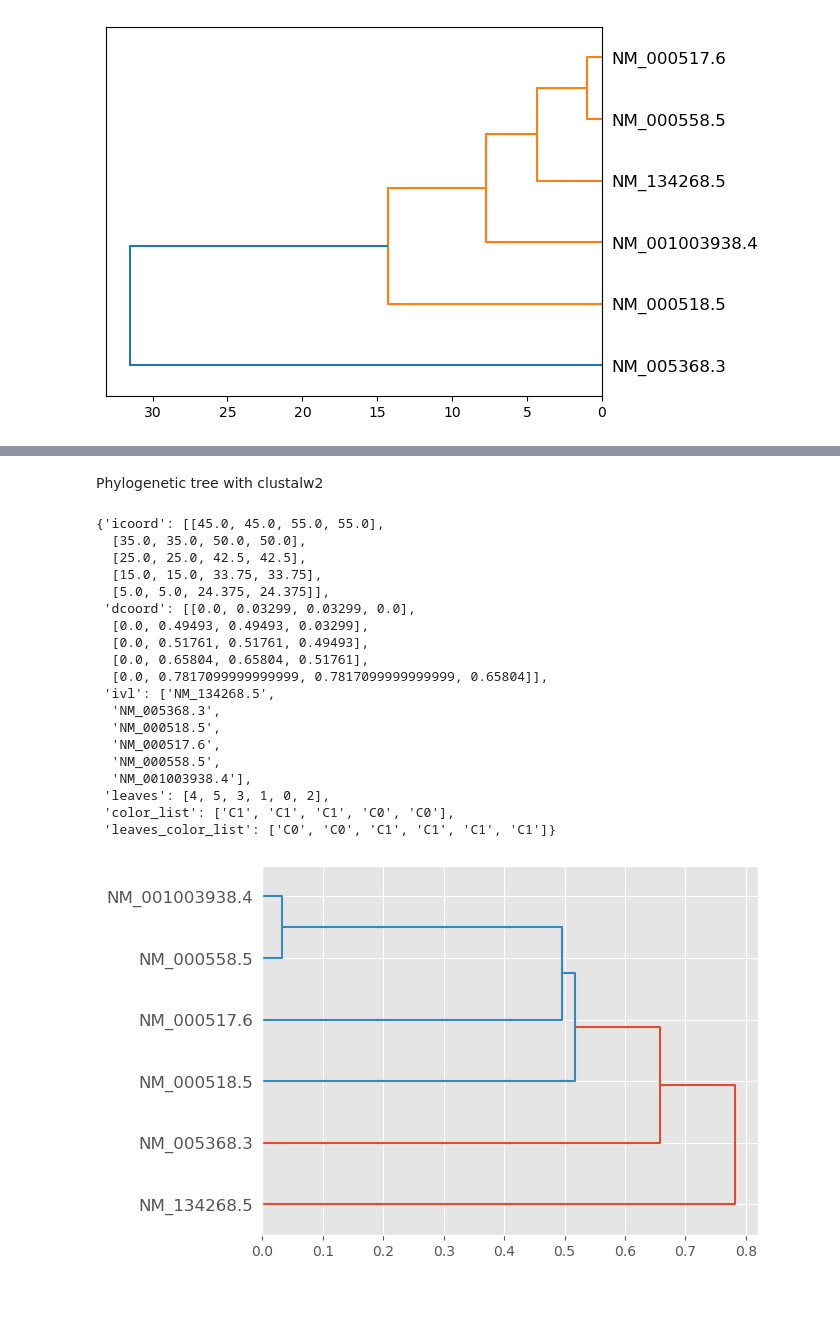
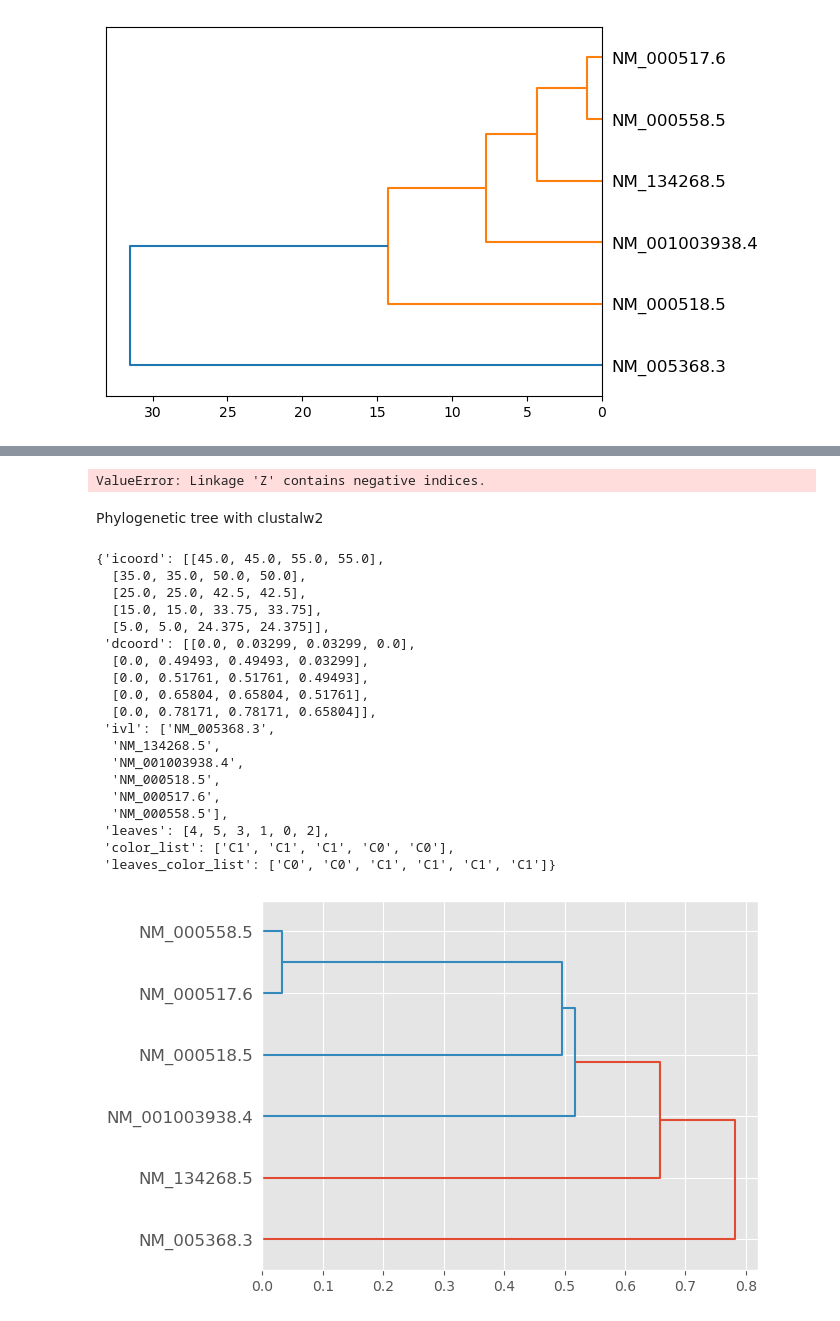
Before and after one commit to matteotolloso/BioEmbedding, a Jupyter notebook: nocode/hierarchical.ipynb, the cells around one changed output, grey strips where cells are left out. Cells and saved outputs as stored; diff of their text form; code cells hidden in the pictures.

```diff
--- a/hierarchical.ipynb
+++ b/nocode/hierarchical.ipynb
@@ -253,3 +111,20 @@ exception in get ordered ids
+# %%
+from scipy.cluster.hierarchy import cut_tree
+from sklearn.metrics import adjusted_rand_score
+
+n_clusters = 4
+
+gt_labels = cut_tree(gt_matrix, n_clusters=n_clusters)
+print(gt_labels)
+gt_labels = [l[0] for l in gt_labels]
+
+pred_labels = cut_tree(linkage_matrix_A, n_clusters=n_clusters)
+print(pred_labels)
+pred_labels = [l[0] for l in pred_labels ]
+
+adjusted_rand_score(labels_true=gt_labels, labels_pred=pred_labels)
+# %% [output]
+ValueError: Linkage 'Z' contains negative indices.
 # %% [markdown]
 Phylogenetic tree with clustalw2
 # %%
@@ -262,30 +137,30 @@ from ete3 import ClusterTree
 #stdout, stderr = cmd()
 #tree = Phylo.read("dataset/NEIS2157.dnd", format="newick")
 # %%
-l_matrix, IDsA = utils.newick_to_linkage("dataset/globins/globins.dnd")
 
-dendrogram(l_matrix, labels= IDs, orientation="right")
+
+#dendrogram(l_matrix, labels= IDsNW, orientation="right")
 # %% [output]
 {'icoord': [[45.0, 45.0, 55.0, 55.0],
   [35.0, 35.0, 50.0, 50.0],
   [25.0, 25.0, 42.5, 42.5],
   [15.0, 15.0, 33.75, 33.75],
   [5.0, 5.0, 24.375, 24.375]],
  'dcoord': [[0.0, 0.03299, 0.03299, 0.0],
   [0.0, 0.49493, 0.49493, 0.03299],
   [0.0, 0.51761, 0.51761, 0.49493],
   [0.0, 0.65804, 0.65804, 0.51761],
-  [0.0, 0.7817099999999999, 0.7817099999999999, 0.65804]],
- 'ivl': ['NM_134268.5',
-  'NM_005368.3',
+  [0.0, 0.78171, 0.78171, 0.65804]],
+ 'ivl': ['NM_005368.3',
+  'NM_134268.5',
+  'NM_001003938.4',
   'NM_000518.5',
   'NM_000517.6',
-  'NM_000558.5',
-  'NM_001003938.4'],
+  'NM_000558.5'],
  'leaves': [4, 5, 3, 1, 0, 2],
  'color_list': ['C1', 'C1', 'C1', 'C0', 'C0'],
  'leaves_color_list': ['C0', 'C0', 'C1', 'C1', 'C1', 'C1']}
-[figure, old version]
+[figure, new version]
 # %%
 fig = tg.plot(
     l_matrix,
```
Also changed, not shown: parts of 6 cells of this notebook, 4 other files.
